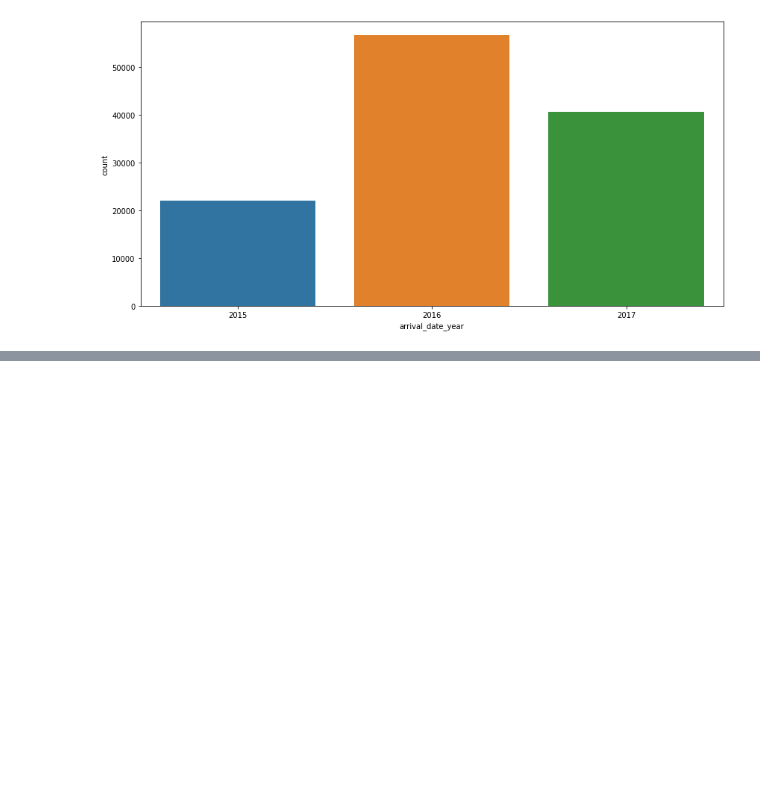
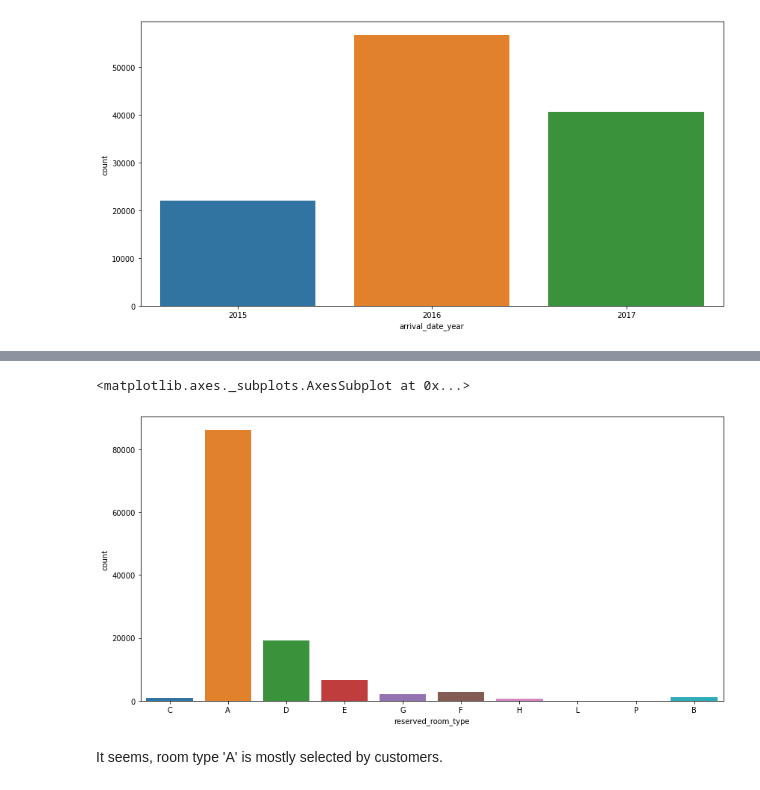
Before and after one commit to arifuddinatif/hotel-booking-analysis, a Jupyter notebook: Hotel_booking_analysis.ipynb, the cells around one changed output, grey strips where cells are left out. Saved outputs shown, nothing was run; the diff lists cells and outputs as text; code cells hidden in the pictures; blank space fills up the shorter version.

```diff
--- a/Hotel_booking_analysis.ipynb
+++ b/Hotel_booking_analysis.ipynb
@@ -394,0 +458,8 @@ sns.countplot(df['arrival_date_year'])
+# %%
+plt.figure(figsize=(14,7))
+sns.countplot(df['reserved_room_type'])
+# %% [output]
+<matplotlib.axes._subplots.AxesSubplot at 0x...>
+[figure, added]
+# %% [markdown]
+It seems, room type 'A' is mostly selected by customers.
```
Also changed, not shown: parts of 11 cells of this notebook.
